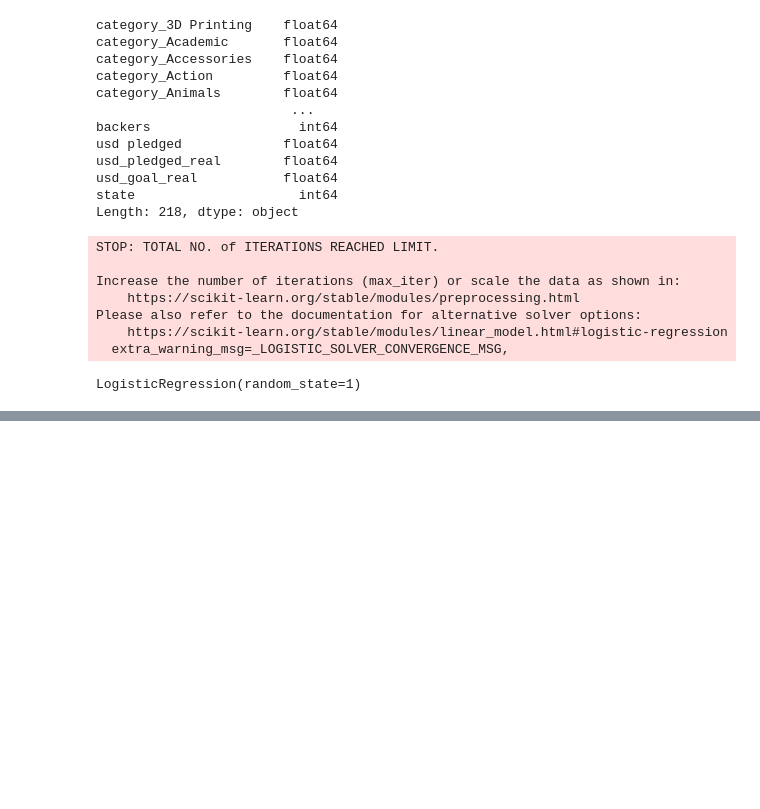
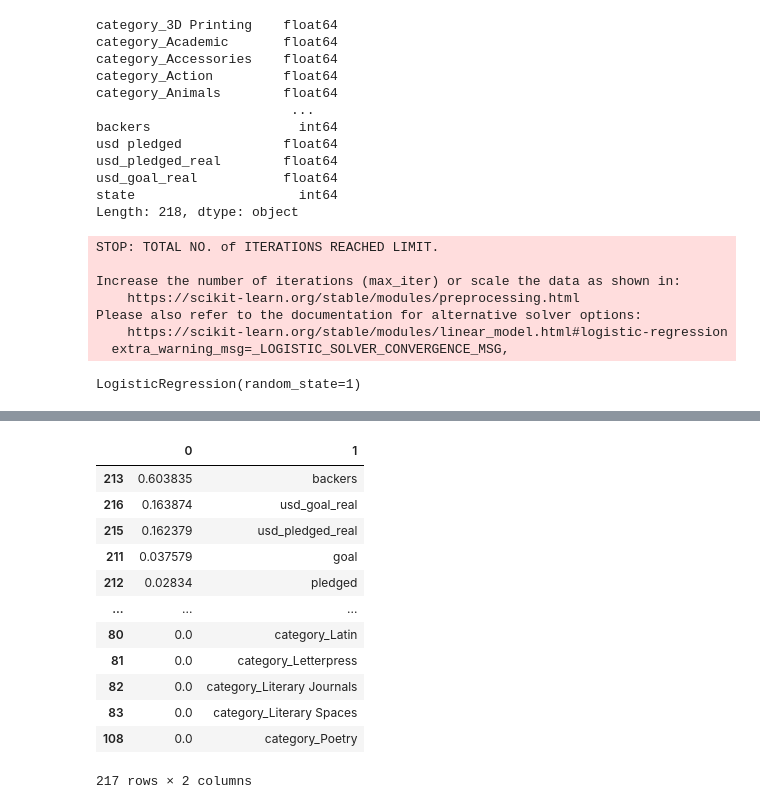
Before and after one commit to jpdoyle123/Project_2, a Jupyter notebook: Commented-vPL.ipynb, the cells around one changed output, grey strips where cells are left out. Saved outputs shown, nothing was run; the diff lists cells and outputs as text; code cells hidden in the pictures; blank space fills up the shorter version.

```diff
--- a/Commented-vPL.ipynb
+++ b/Commented-vPL.ipynb
@@ -271,0 +353,16 @@ Loss: 0.23915575444698334, Accuracy: 0.9275960326194763
+# %%
+feature_df.sort_values([0], ascending=False)
+# %% [output]
+|  | 0 | 1 |
+| 213 | 0.603835 | backers |
+| 216 | 0.163874 | usd_goal_real |
+| 215 | 0.162379 | usd_pledged_real |
+| 211 | 0.037579 | goal |
+| 212 | 0.02834 | pledged |
+| ... | ... | ... |
+| 80 | 0.0 | category_Latin |
+| 81 | 0.0 | category_Letterpress |
+| 82 | 0.0 | category_Literary Journals |
+| 83 | 0.0 | category_Literary Spaces |
+| 108 | 0.0 | category_Poetry |
+217 rows × 2 columns
```
Also changed, not shown: parts of 14 cells of this notebook.
